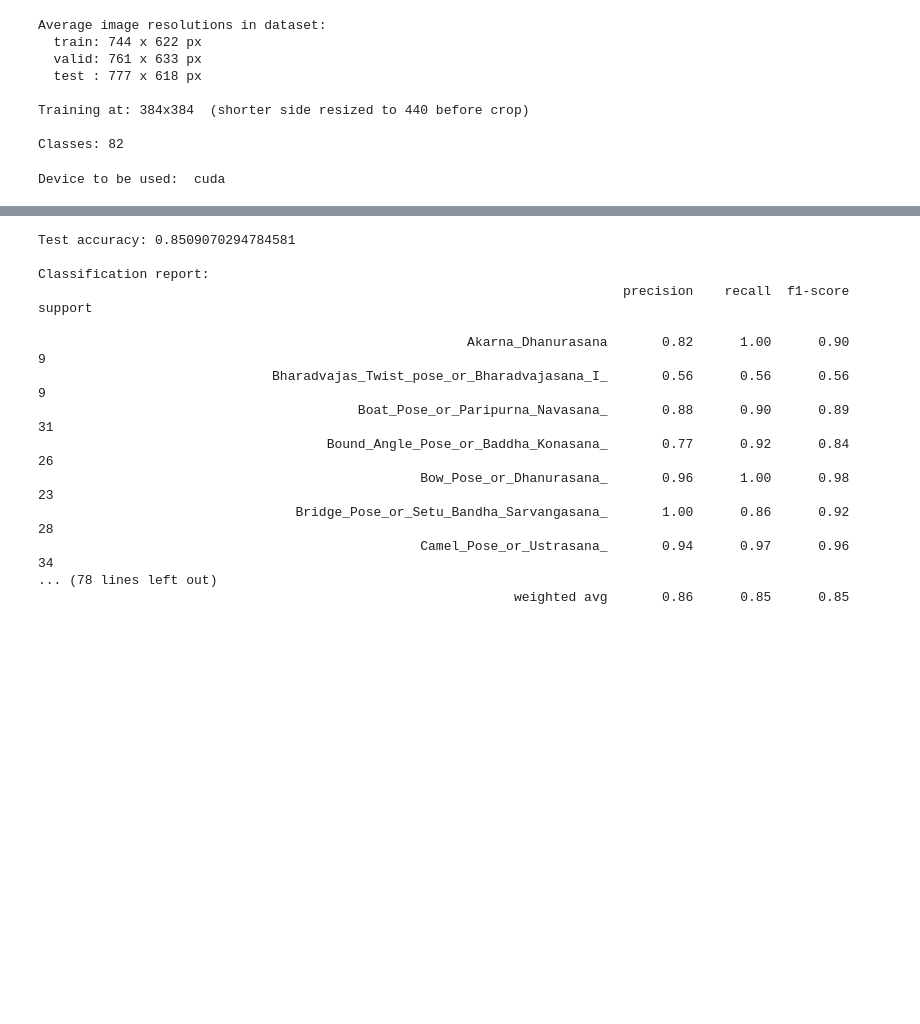
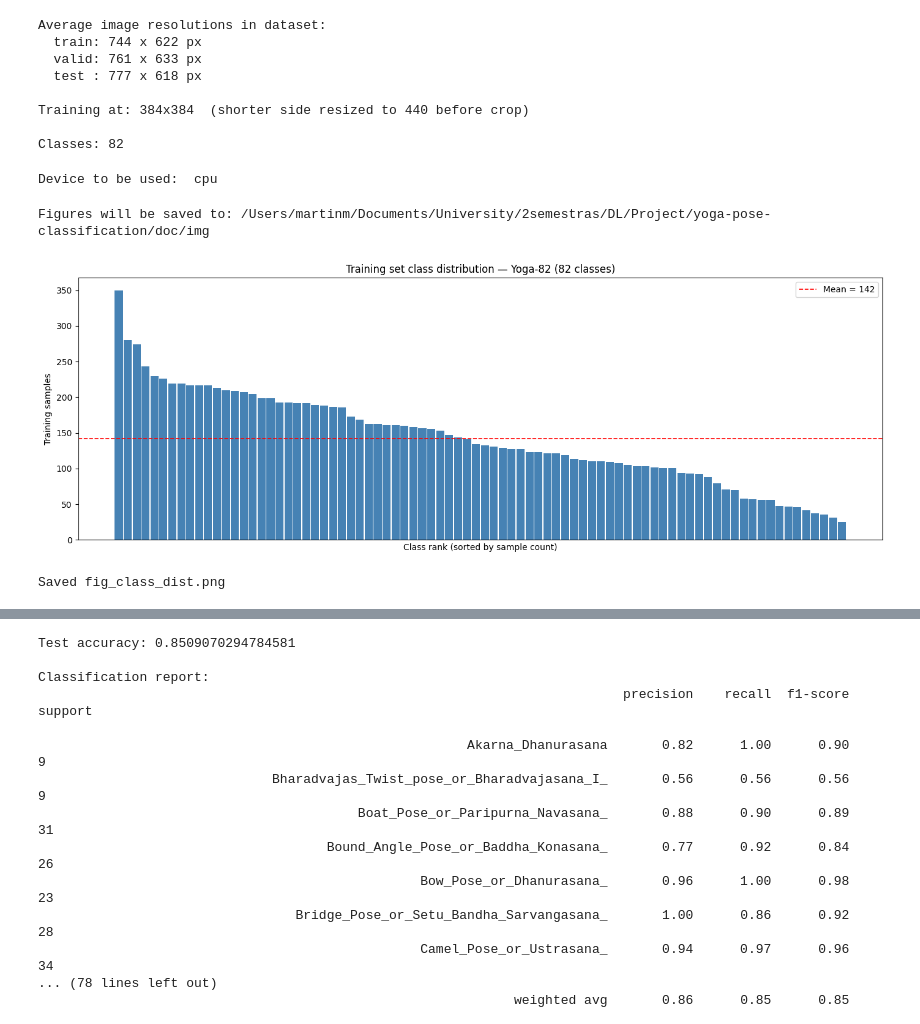
Before and after one commit to ArnasVaic/yoga-pose-classification, a Jupyter notebook: src/notebook.ipynb, the cells around one changed output, grey strips where cells are left out. Saved outputs shown, nothing was run; the diff lists cells and outputs as text; code cells hidden in the pictures; blank space fills up the shorter version.

```diff
--- a/src/notebook.ipynb
+++ b/src/notebook.ipynb
@@ -12,7 +12,11 @@ from torch.utils.data import DataLoader
 import torch.optim as optim
 from sklearn.metrics import classification_report, confusion_matrix
 # %%
-# Download dataset
-path = kagglehub.dataset_download("akashrayhan/yoga-82")
-print("Path to dataset files:", path)
+_cache = Path.home() / ".cache" / "kagglehub" / "datasets" / "akashrayhan" / "yoga-82" / "versions"
+if _cache.exists() and any(_cache.iterdir()):
+    path = str(sorted(_cache.iterdir())[-1])
+    print("Using cached dataset:", path)
+else:
+    path = kagglehub.dataset_download("akashrayhan/yoga-82")
+    print("Downloaded dataset to:", path)
 # %% [output]
@@ -175,7 +179,7 @@ model.classifier[1] = nn.Linear(
 
 model = model.to(device)
 # %% [output]
-Device to be used:  cuda
+Device to be used:  cpu
 # %%
 from collections import Counter
 
@@ -189,6 +193,38 @@ class_weights = torch.tensor(
 criterion = nn.CrossEntropyLoss(weight=class_weights)
 optimizer = optim.Adam(model.parameters(), lr=1e-4)
 scheduler = torch.optim.lr_scheduler.CosineAnnealingLR(optimizer, T_max=15)
+# %%
+# Set to True to skip training and load the saved best_model.pt checkpoint directly
+SKIP_TRAINING = True
+
+IMG_DIR = Path("../doc/img")
+IMG_DIR.mkdir(parents=True, exist_ok=True)
+print(f"Figures will be saved to: {IMG_DIR.resolve()}")
+
+# --- Class distribution figure ---
+import matplotlib.pyplot as plt
+
+sorted_counts = sorted(class_counts.items(), key=lambda x: x[1], reverse=True)
+class_names   = [train_ds.classes[c].replace("_", " ").strip() for c, _ in sorted_counts]
+counts        = [n for _, n in sorted_counts]
+mean_count    = sum(counts) / len(counts)
+
+fig, ax = plt.subplots(figsize=(14, 5))
+ax.bar(range(len(counts)), counts, color="steelblue", width=0.9)
+ax.axhline(mean_count, color="red", linestyle="--", linewidth=1.2, label=f"Mean = {mean_count:.0f}")
+ax.set_xlabel("Class rank (sorted by sample count)")
+ax.set_ylabel("Training samples")
+ax.set_title("Training set class distribution — Yoga-82 (82 classes)")
+ax.set_xticks([])
+ax.legend()
+plt.tight_layout()
+plt.savefig(IMG_DIR / "fig_class_dist.png", dpi=150, bbox_inches="tight")
+plt.show()
+print("Saved fig_class_dist.png")
+# %% [output]
+Figures will be saved to: /Users/martinm/Documents/University/2semestras/DL/Project/yoga-pose-classification/doc/img
+[figure, added]
+Saved fig_class_dist.png
 # %%
 def train_one_epoch(model, loader):
     model.train()
```
Also changed, not shown: parts of 7 cells of this notebook, 20 other files.
